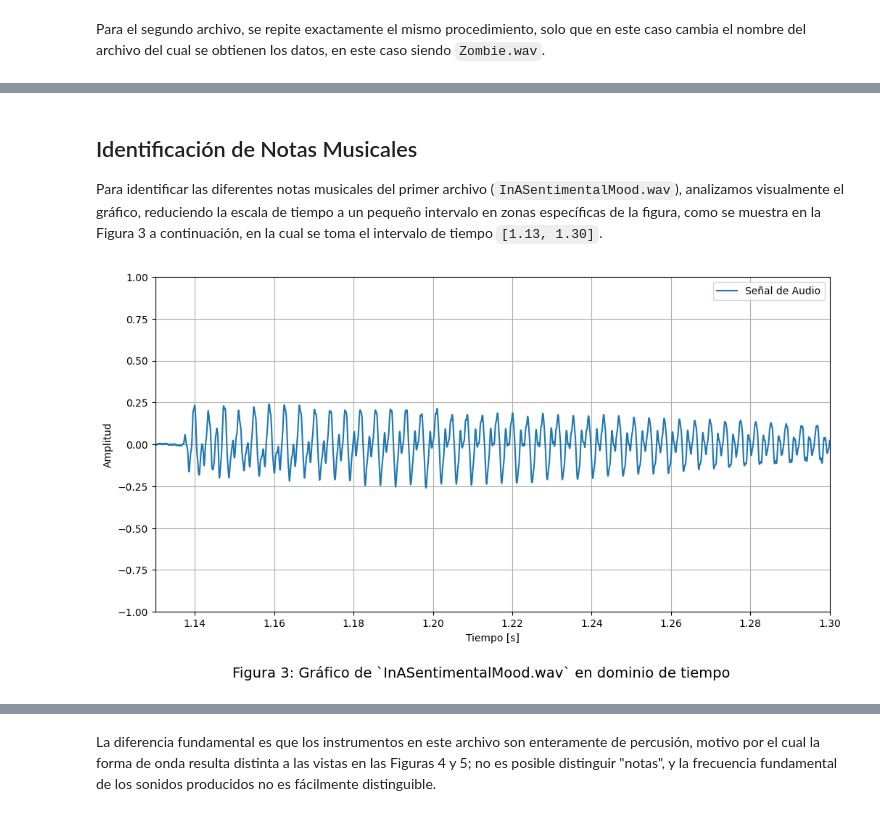
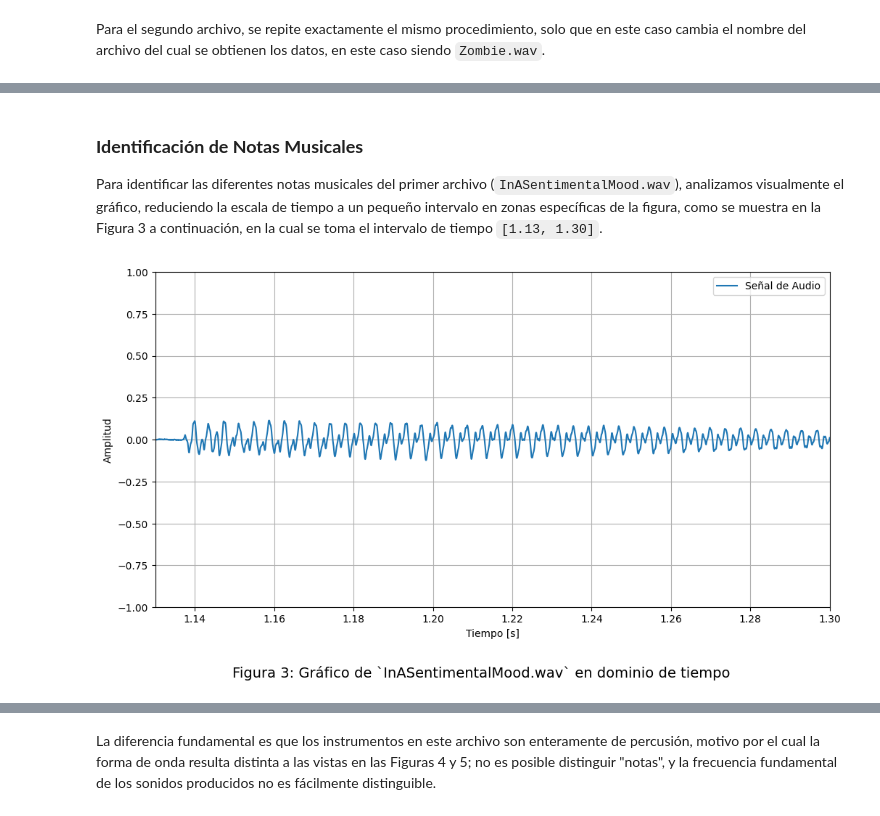
Before and after one commit to mjkloeckner/TB065, a Jupyter notebook: primera_parte/tpe_primera_parte.ipynb, the cells around one changed output, grey strips where cells are left out. Drawn from its saved outputs; the diff is of its cells as text; code cells hidden in the pictures.

```diff
--- a/primera_parte/tpe_primera_parte.ipynb
+++ b/primera_parte/tpe_primera_parte.ipynb
@@ -50,2 +49,0 @@ la señal. De esta forma, acotamos la amplitud de la misma entre -1 y 1.
-# %%
-file1_data = file1_data / np.max(file1_data)
@@ -52,3 +52,19 @@ file1_data = file1_data / np.max(file1_data)
+# %%
+def graph_data(x, y, title, figure_number=0, t=0, dt=0):
+  figure = plt.figure(num=title, figsize=(12, 6))
+  figure_caption = 'Figura ' + str(figure_number) + ': ' + title
+
+  figure.text(.5, -0.05, figure_caption, ha='center', fontsize=14)
+  plt.plot(x, y, label='Señal de Audio')
+  plt.xlabel('Tiempo [s]')
+  plt.ylabel('Amplitud')
+  plt.grid(True)
+  plt.legend()
+  if t != 0:
+    plt.xlim([t, t+dt])
+
+  plt.ylim([-1, 1])
+  plt.show()
 # %% [markdown]
 Para poder graficar los datos se necesita saber a qué tiempo corresponde cada valor de la
 señal; para eso, se utiliza el método [arange](https://numpy.org/doc/stable/reference/generated/numpy.arange.html#numpy-arange)
@@ -104,5 +104,5 @@ plt.show()
 # %% [markdown]
-## Identificación de Notas Musicales
+### **Identificación de Notas Musicales**
 
 Para identificar las diferentes notas musicales del primer archivo (`InASentimentalMood.wav`),
 analizamos visualmente el gráfico, reduciendo la escala de tiempo a un pequeño intervalo en zonas
@@ -111,28 +111,13 @@ el intervalo de tiempo `[1.13, 1.30]`.
 # %%
 t = 1.13
 dt = 0.17
-amplitude = 1
 
+time = np.arange(len(file1_data)) / file1_sample_rate
+data = file1_data / np.iinfo(file1_data.dtype).max
 figure_title = 'Gráfico de `' + str(file1_name) + '` en dominio de tiempo'
 
-figure = plt.figure(num=figure_title, figsize=(12, 6))
-figure_caption = 'Figura 3: ' + figure_title
-
-figure.text(.5, -0.04, figure_caption, ha='center', fontsize=14)
-
-data = file1_data / np.max(file1_data)
-
-plt.figure(num=figure_title, figsize=(12, 6))
-plt.plot(file1_time, data, label='Señal de Audio')
-# plt.title(figure_title)
-plt.xlabel('Tiempo [s]')
-plt.ylabel('Amplitud')
-plt.grid(True)
-# plt.axis([x_min, x_max, y_min, y_max])
-plt.axis([t, t+dt, -amplitude, amplitude])
-plt.legend()
-plt.show()
+graph_data(time, data, figure_title, 3, t, dt)
 # %% [output]
-[figure, old version]
+[figure, new version]
 # %% [markdown]
 Dicho intervalo de tiempo corresponde a la primera nota que puede escucharse en el archivo, producida por un piano, instrumento armónico. Si ampliamos el intervalo aún más, podremos distinguir la duración aproximada de un período (Figura 4).
```
Also changed, not shown: parts of 18 cells of this notebook.
